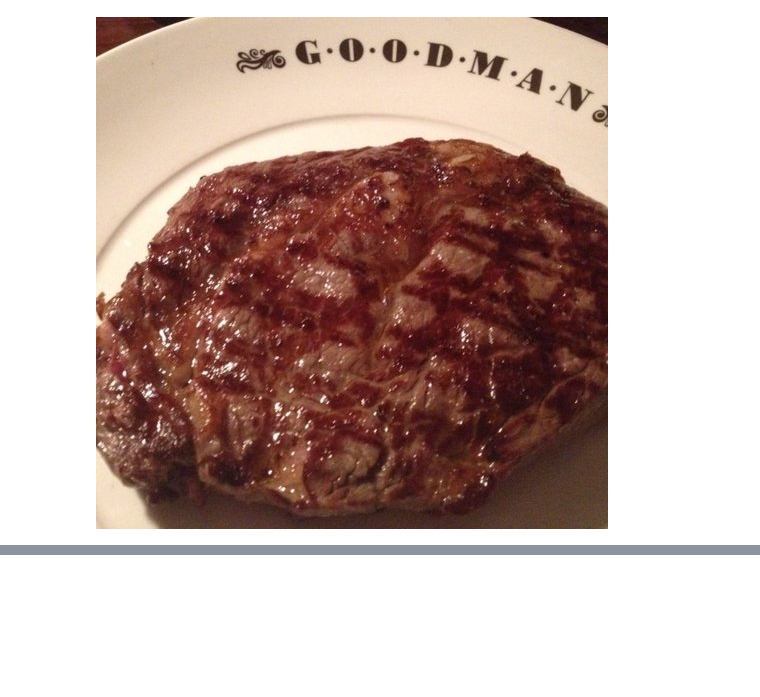
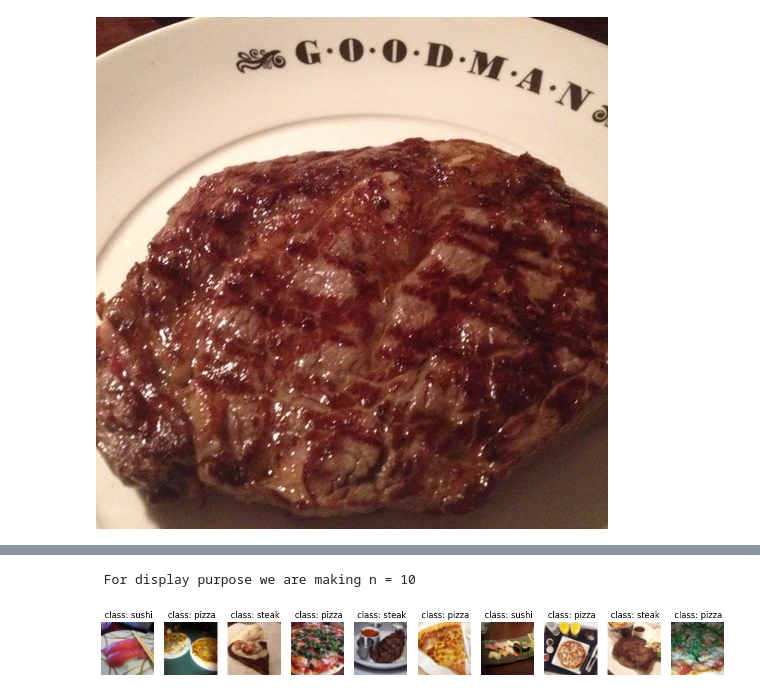
Before and after one commit to Imran1hp/Food-Recognition-Deep-Learning-model, a Jupyter notebook: Food_recognition_Deep_Learning.ipynb, the cells around one changed output, grey strips where cells are left out. Cells and saved outputs as stored; diff of their text form; code cells hidden in the pictures; blank space fills up the shorter version.

```diff
--- a/Food_recognition_Deep_Learning.ipynb
+++ b/Food_recognition_Deep_Learning.ipynb
@@ -432,0 +467,5 @@ custom_train_data.load_image(69)
+# %%
+random_image_loader( custom_train_data , n=12 , classes = class_names)
+# %% [output]
+ For display purpose we are making n = 10
+[figure, added]
```
Also changed, not shown: parts of 2 cells of this notebook.
